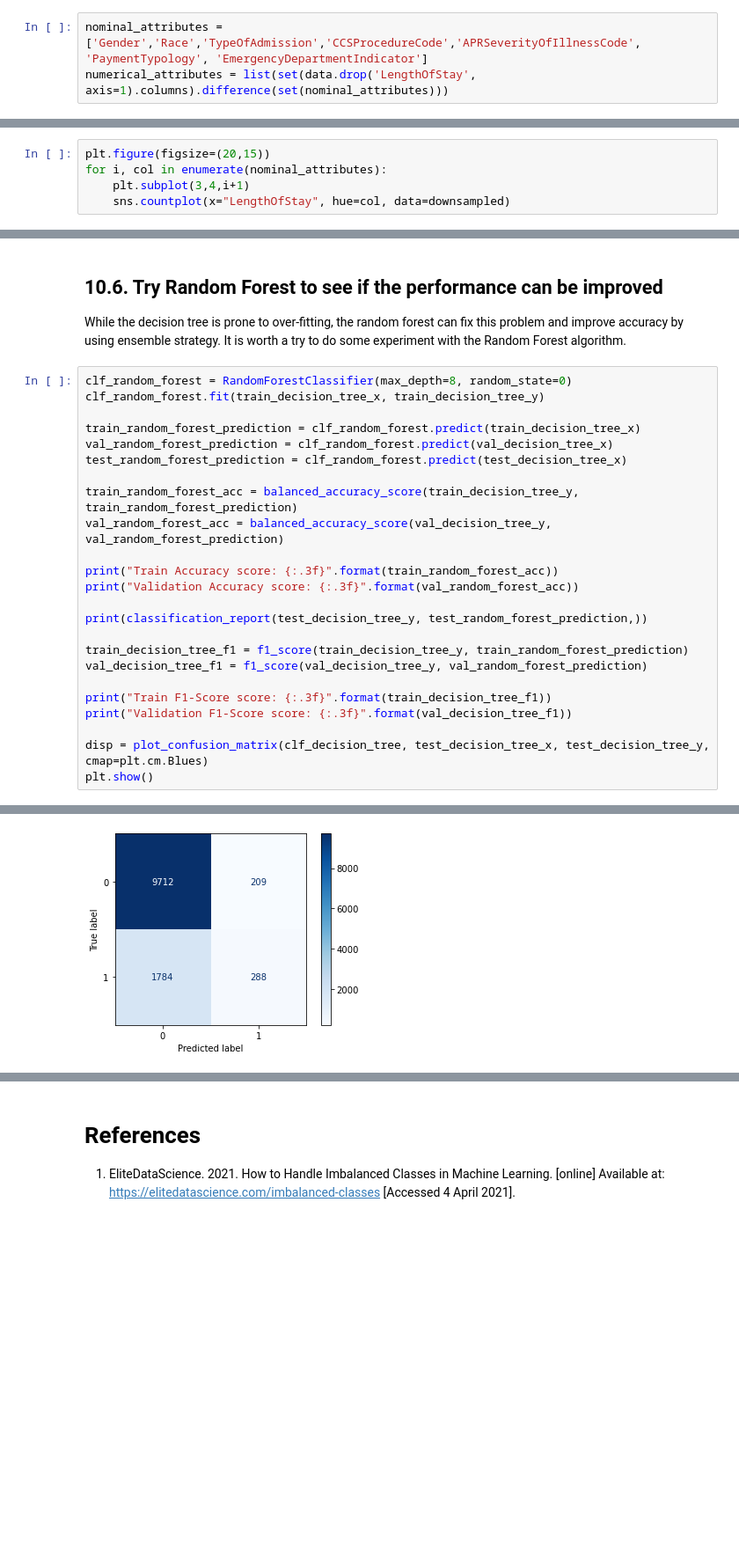
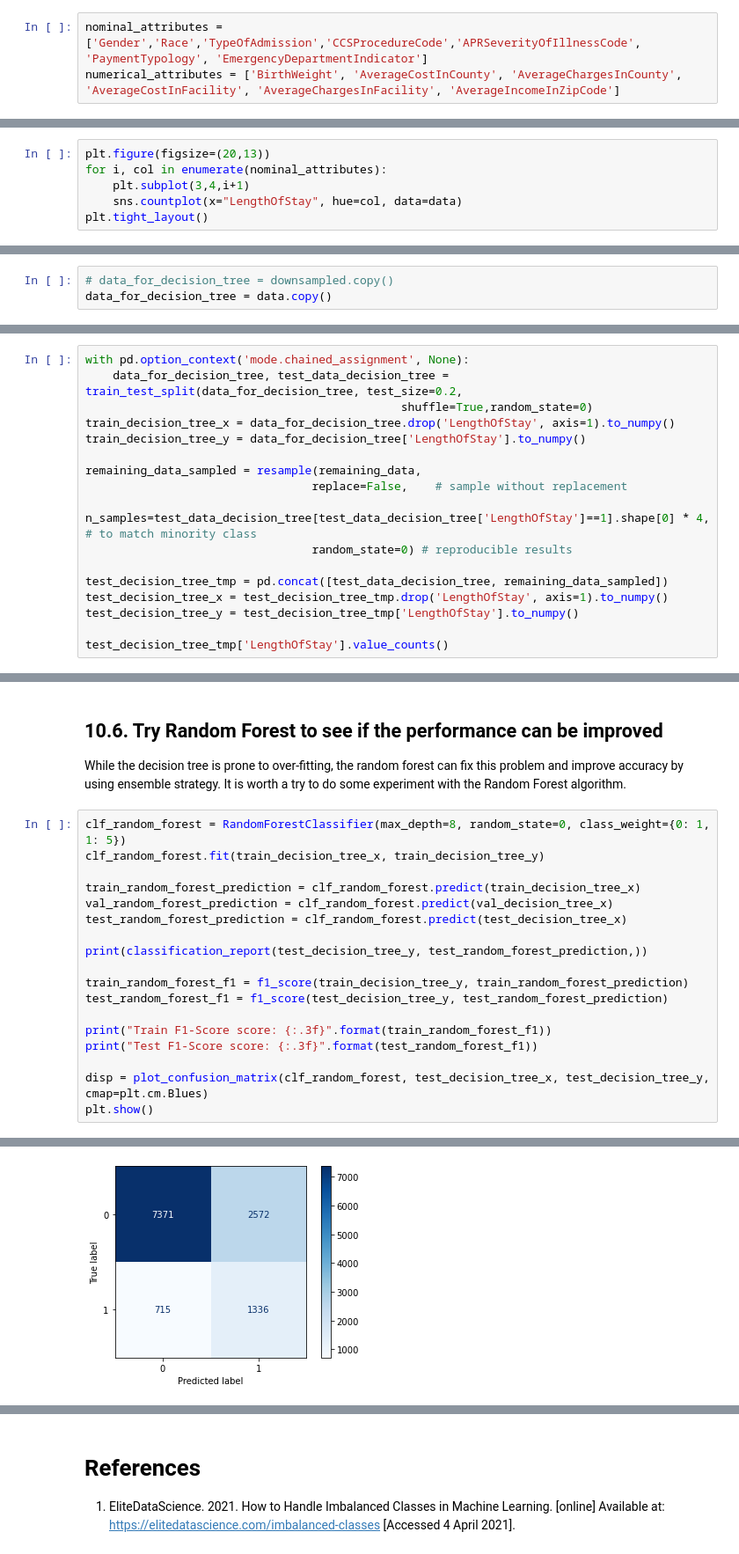
Before and after one commit to qinqin65/MachineLerningAssignment1, a Jupyter notebook: s3805989_assignment1.ipynb, the cells around one changed output, grey strips where cells are left out. Shown: that part at 88% size. Saved outputs shown, nothing was run; the diff lists cells and outputs as text; blank space fills up the shorter version.

Commit message:
experiments without down sampling

```diff
--- a/s3805989_assignment1.ipynb
+++ b/s3805989_assignment1.ipynb
@@ -164,12 +187,13 @@ data.loc[:, transform_attributes] = powertransformer.transform(data.loc[:, trans
 ## 6.5. Show data distributions categoried by the "LengthOfStay" attribute
 # %%
 nominal_attributes = ['Gender','Race','TypeOfAdmission','CCSProcedureCode','APRSeverityOfIllnessCode', 'PaymentTypology', 'EmergencyDepartmentIndicator']
-numerical_attributes = list(set(data.drop('LengthOfStay', axis=1).columns).difference(set(nominal_attributes)))
+numerical_attributes = ['BirthWeight', 'AverageCostInCounty', 'AverageChargesInCounty', 'AverageCostInFacility', 'AverageChargesInFacility', 'AverageIncomeInZipCode']
 # %% [markdown]
 ### 6.5.1. Count plot
 # %%
-plt.figure(figsize=(20,15))
+plt.figure(figsize=(20,13))
 for i, col in enumerate(nominal_attributes):
     plt.subplot(3,4,i+1)
-    sns.countplot(x="LengthOfStay", hue=col, data=downsampled)
+    sns.countplot(x="LengthOfStay", hue=col, data=data)
+plt.tight_layout()
 # %% [output]
@@ -322,3 +367,6 @@ data_for_decision_tree = downsampled.copy()
+# %%
+# data_for_decision_tree = downsampled.copy()
+data_for_decision_tree = data.copy()
 # %% [markdown]
 ## 10.2. One hot encoding
 # %%
@@ -351,3 +399,20 @@ val_decision_tree_x = val_data_decision_tree.drop('LengthOfStay', axis=1).to_num
 val_decision_tree_y = val_data_decision_tree['LengthOfStay'].to_numpy()
 test_decision_tree_x = test_data_decision_tree.drop('LengthOfStay', axis=1).to_numpy()
 test_decision_tree_y = test_data_decision_tree['LengthOfStay'].to_numpy()
+# %%
+with pd.option_context('mode.chained_assignment', None):
+    data_for_decision_tree, test_data_decision_tree = train_test_split(data_for_decision_tree, test_size=0.2,
+                                              shuffle=True,random_state=0)
+train_decision_tree_x = data_for_decision_tree.drop('LengthOfStay', axis=1).to_numpy()
+train_decision_tree_y = data_for_decision_tree['LengthOfStay'].to_numpy()
+
+remaining_data_sampled = resample(remaining_data,
+                                 replace=False,    # sample without replacement
+                                 n_samples=test_data_decision_tree[test_data_decision_tree['LengthOfStay']==1].shape[0] * 4,     # to match minority class
+                                 random_state=0) # reproducible results
+
+test_decision_tree_tmp = pd.concat([test_data_decision_tree, remaining_data_sampled])
+test_decision_tree_x = test_decision_tree_tmp.drop('LengthOfStay', axis=1).to_numpy()
+test_decision_tree_y = test_decision_tree_tmp['LengthOfStay'].to_numpy()
+
+test_decision_tree_tmp['LengthOfStay'].value_counts()
@@ -491,27 +501,21 @@ Test F1-Score score: 0.699
 ## 10.6. Try Random Forest to see if the performance can be improved
 While the decision tree is prone to over-fitting, the random forest can fix this problem and improve accuracy by using ensemble strategy. It is worth a try to do some experiment with the Random Forest algorithm.
 # %%
-clf_random_forest = RandomForestClassifier(max_depth=8, random_state=0)
+clf_random_forest = RandomForestClassifier(max_depth=8, random_state=0, class_weight={0: 1, 1: 5})
 clf_random_forest.fit(train_decision_tree_x, train_decision_tree_y)
 
 train_random_forest_prediction = clf_random_forest.predict(train_decision_tree_x)
 val_random_forest_prediction = clf_random_forest.predict(val_decision_tree_x)
 test_random_forest_prediction = clf_random_forest.predict(test_decision_tree_x)
 
-train_random_forest_acc = balanced_accuracy_score(train_decision_tree_y, train_random_forest_prediction)
-val_random_forest_acc = balanced_accuracy_score(val_decision_tree_y, val_random_forest_prediction)
-
-print("Train Accuracy score: {:.3f}".format(train_random_forest_acc))
-print("Validation Accuracy score: {:.3f}".format(val_random_forest_acc))
-
 print(classification_report(test_decision_tree_y, test_random_forest_prediction,))
 
-train_decision_tree_f1 = f1_score(train_decision_tree_y, train_random_forest_prediction)
-val_decision_tree_f1 = f1_score(val_decision_tree_y, val_random_forest_prediction)
+train_random_forest_f1 = f1_score(train_decision_tree_y, train_random_forest_prediction)
+test_random_forest_f1 = f1_score(test_decision_tree_y, test_random_forest_prediction)
 
-print("Train F1-Score score: {:.3f}".format(train_decision_tree_f1))
-print("Validation F1-Score score: {:.3f}".format(val_decision_tree_f1))
+print("Train F1-Score score: {:.3f}".format(train_random_forest_f1))
+print("Test F1-Score score: {:.3f}".format(test_random_forest_f1))
 
-disp = plot_confusion_matrix(clf_decision_tree, test_decision_tree_x, test_decision_tree_y, cmap=plt.cm.Blues)
+disp = plot_confusion_matrix(clf_random_forest, test_decision_tree_x, test_decision_tree_y, cmap=plt.cm.Blues)
 plt.show()
 # %% [output]
@@ -531 +533 @@ Validation F1-Score score: 0.216
-[figure, old version]
+[figure, new version]
```
Also changed, not shown: parts of 31 cells of this notebook.
